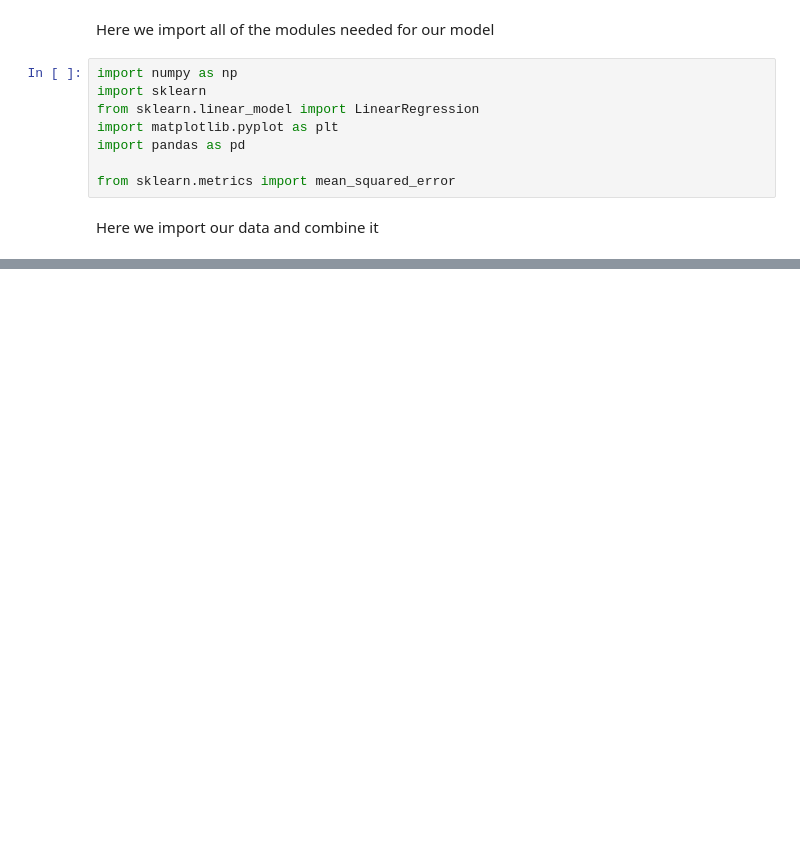
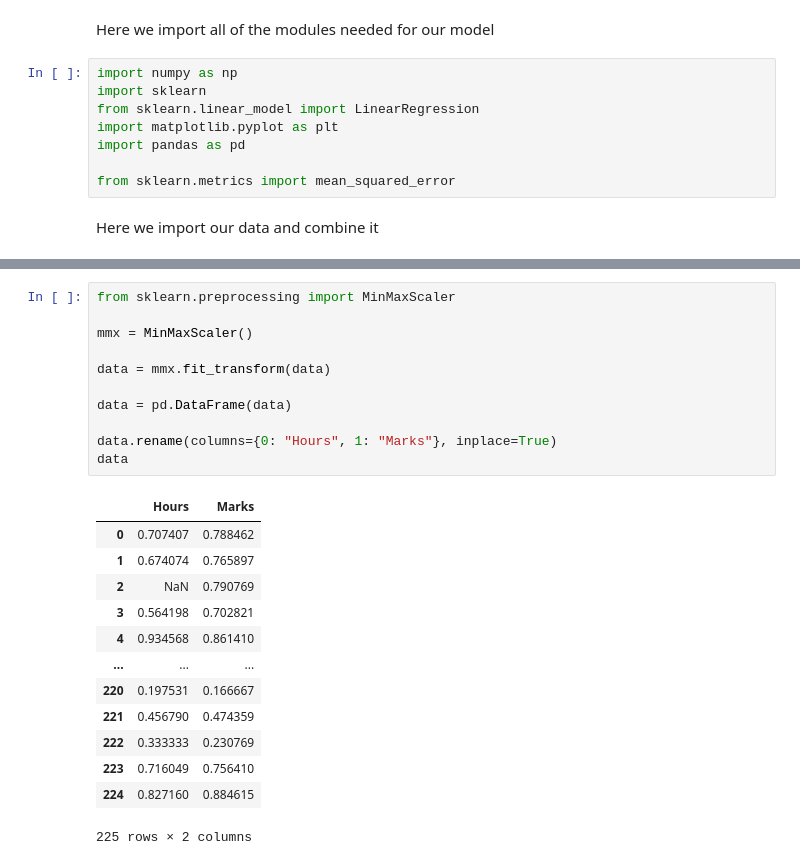
Before and after one commit to sidharthkanchiraju/Codefest-Synergy, a Jupyter notebook: Codefest_Actual.ipynb, the cells around one changed output, grey strips where cells are left out. Cells and saved outputs as stored; diff of their text form; blank space fills up the shorter version.

```diff
--- a/Codefest_Actual.ipynb
+++ b/Codefest_Actual.ipynb
@@ -39,0 +45,25 @@ data
+# %%
+from sklearn.preprocessing import MinMaxScaler
+
+mmx = MinMaxScaler()
+
+data = mmx.fit_transform(data)
+
+data = pd.DataFrame(data)
+
+data.rename(columns={0: "Hours", 1: "Marks"}, inplace=True)
+data
+# %% [output]
+|  | Hours | Marks |
+| 0 | 0.707407 | 0.788462 |
+| 1 | 0.674074 | 0.765897 |
+| 2 | NaN | 0.790769 |
+| 3 | 0.564198 | 0.702821 |
+| 4 | 0.934568 | 0.861410 |
+| ... | ... | ... |
+| 220 | 0.197531 | 0.166667 |
+| 221 | 0.456790 | 0.474359 |
+| 222 | 0.333333 | 0.230769 |
+| 223 | 0.716049 | 0.756410 |
+| 224 | 0.827160 | 0.884615 |
+225 rows × 2 columns
```
Also changed, not shown: parts of 7 cells of this notebook, 2 other files.
